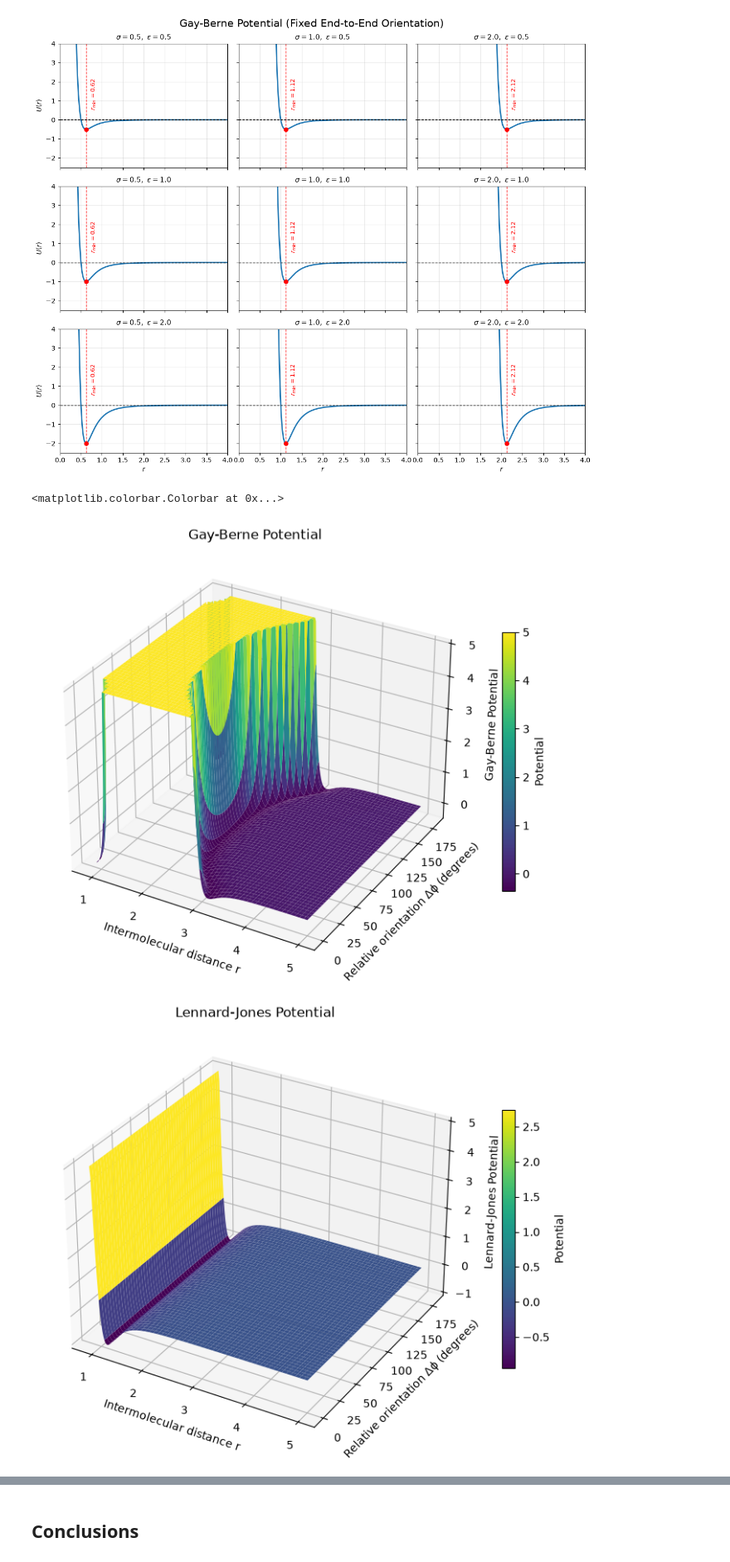
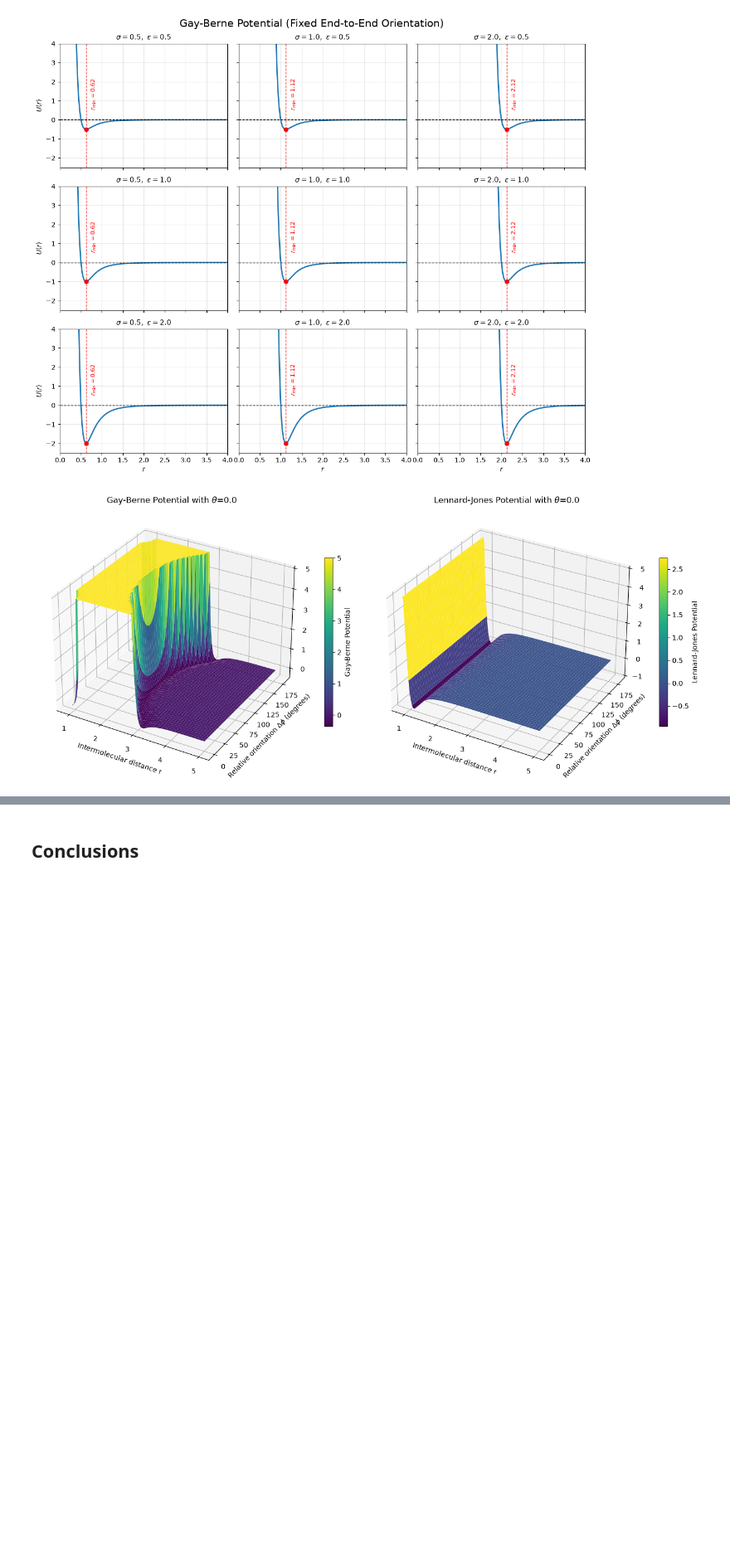
Before and after one commit to Ledmington/Interatomic_Potentials, a Jupyter notebook: main.ipynb, the cells around one changed output, grey strips where cells are left out. Shown at 83% size. Saved outputs shown, nothing was run; the diff lists cells and outputs as text; code cells hidden in the pictures; blank space fills up the shorter version.

Commit message:
Refactored side by side plots

```diff
--- a/main.ipynb
+++ b/main.ipynb
@@ -543,45 +543,43 @@ plt.show()
 # %%
 theta = 0.0
 
 r = np.linspace(0.9, 5.0, 250)
 delta_phi = np.linspace(0, np.pi, 250)
 
 R, DPHI = np.meshgrid(r, delta_phi)
 
 U_GB = gay_berne_general_polar(R, theta, DPHI)
 U_LJ = lennard_jones(R)
 
 U_GB = np.clip(U_GB, -2, 5)
 U_LJ = np.clip(U_LJ, -2, 5)
 
-fig = plt.figure(figsize=(10, 7))
-ax = fig.add_subplot(111, projection="3d")
+fig = plt.figure(figsize=(14, 6))
 
-surf = ax.plot_surface(R, DPHI * 180 / np.pi, U_GB, cmap="viridis", edgecolor="none")
-ax.set_xlabel("Intermolecular distance r")
-ax.set_ylabel("Relative orientation Δϕ (degrees)")
-ax.set_zlabel("Gay-Berne Potential")
+ax1 = fig.add_subplot(1, 2, 1, projection="3d")
 
-ax.set_title("Gay-Berne Potential")
+surf1 = ax1.plot_surface(R, DPHI * 180 / np.pi, U_GB, cmap="viridis", edgecolor="none")
 
-fig.colorbar(surf, shrink=0.6, label="Potential")
+ax1.set_xlabel("Intermolecular distance r")
+ax1.set_ylabel(rf"Relative orientation $\Delta\phi$ (degrees)")
+ax1.set_title(rf"Gay-Berne Potential with $\theta$={theta}")
 
+fig.colorbar(surf1, ax=ax1, shrink=0.6, label="Gay-Berne Potential")
 
-fig = plt.figure(figsize=(10, 7))
-ax = fig.add_subplot(111, projection="3d")
+ax2 = fig.add_subplot(1, 2, 2, projection="3d")
 
-surf = ax.plot_surface(R, DPHI * 180 / np.pi, U_LJ, cmap="viridis", edgecolor="none")
-ax.set_xlabel("Intermolecular distance r")
-ax.set_ylabel("Relative orientation Δϕ (degrees)")
-ax.set_zlabel("Lennard-Jones Potential")
+surf2 = ax2.plot_surface(R, DPHI * 180 / np.pi, U_LJ, cmap="viridis", edgecolor="none")
 
-ax.set_title("Lennard-Jones Potential")
+ax2.set_xlabel("Intermolecular distance r")
+ax2.set_ylabel(rf"Relative orientation $\Delta\phi$ (degrees)")
+ax2.set_title(rf"Lennard-Jones Potential with $\theta$={theta}")
 
-fig.colorbar(surf, shrink=0.6, label="Potential")
+fig.colorbar(surf2, ax=ax2, shrink=0.6, label="Lennard-Jones Potential")
+
+plt.tight_layout()
+plt.show()
 # %% [output]
-<matplotlib.colorbar.Colorbar at 0x...>
-[figure, old version]
+[figure, new version]
-[figure, removed]
 # %%
 delta_phi = 0.0
 
```
Also changed, not shown: parts of 2 cells of this notebook, 1 other file.
